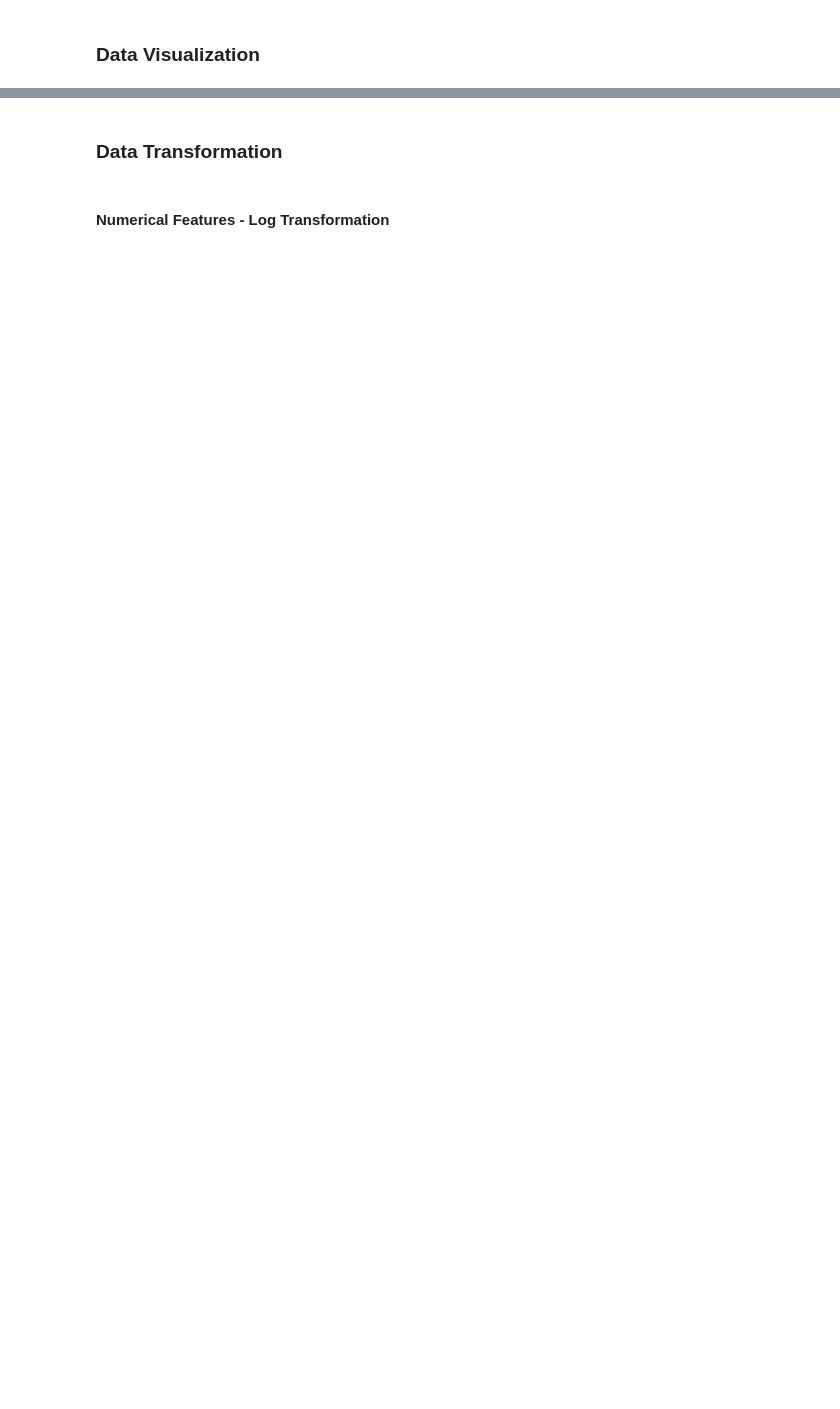
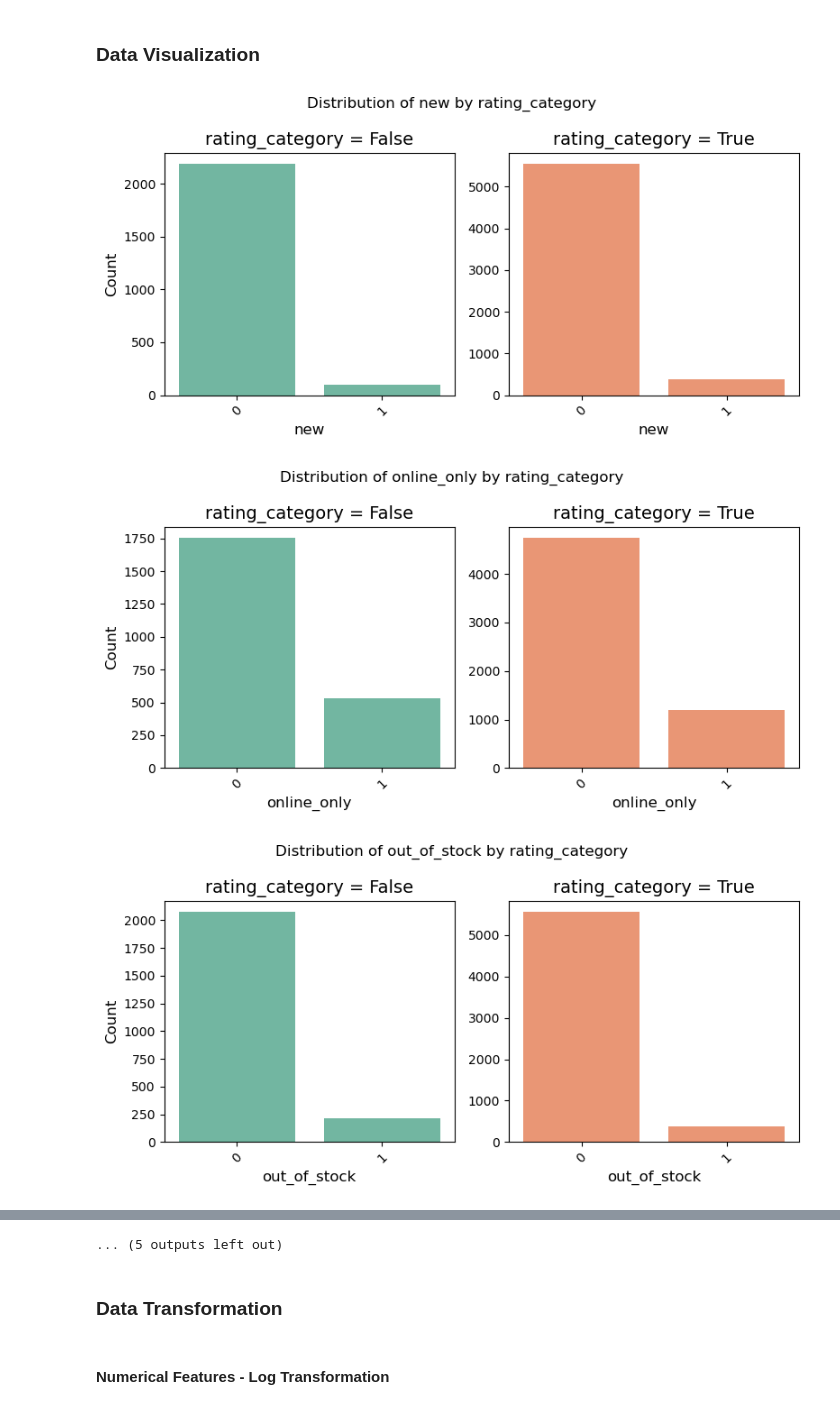
Before and after one commit to Geniusly-Stupid/Sephora-Data-Analysis-SI618, a Jupyter notebook: project_part3.ipynb, the cells around one changed output, grey strips where cells are left out. Drawn from its saved outputs; the diff is of its cells as text; code cells hidden in the pictures; blank space fills up the shorter version.

```diff
--- a/project_part3.ipynb
+++ b/project_part3.ipynb
@@ -162,4 +146,4 @@ Sephora_df = Sephora_df.drop(columns=drop_columns)
 # %%
 drop_columns2 = ['size', 'size_ml']
-Sephora_df = Sephora_df.drop(columns=drop_columns2)
+product_df = product_df.drop(columns=drop_columns2)
 # %%
@@ -169,0 +175,3 @@ Sephora_df.columns
+# %%
+product_df['rating_category'] = product_df['rating'].astype(float) > 4.0
+product_df.drop(columns=['rating'], inplace=True)
@@ -170,13 +185,12 @@ Sephora_df.columns
 # %% [markdown]
 ### Data Visualization
 # %%
-target_cols = ['review_rating']
-id_cols = ['author_id', 'product_id', 'brand_id']
+target_cols = ['rating']
+id_cols = ['product_id', 'brand_id']
 numerical_features = ['price_usd', 'child_count', 'child_max_price', 'child_min_price',
-                    'loves_count','price_per_ml', 'price_per_oz', 'product_rating',
+                    'loves_count','price_per_ml', 'price_per_oz',
                     'reviews', 'sale_price_usd', 'size_oz', 'value_price_usd']
-categorical_features = ['skin_tone', 'eye_color', 'skin_type', 'hair_color', 'new',
-                        'online_only', 'out_of_stock', 'sephora_exclusive',
+categorical_features = ['new', 'online_only', 'out_of_stock', 'sephora_exclusive',
                         'limited_edition']
 text_cols = ['product_name', 'variation_desc', 'variation_type', 'variation_value',
              'highlights', 'secondary_category', 'tertiary_category', 'ingredients',
@@ -210,13 +224,14 @@ def plot_categorical_distribution_by_target(df, column, target="Transported", pa
     """
     # Extract unique categories and sort them by their first letter
     categories = df[column].dropna().unique()
+    n = len(categories)
     sorted_categories = sorted(categories, key=lambda x: str(x)[0])
 
     target_values = df[target].unique()
     if isinstance(target_values[0], np.float64):
         target_values = sorted(target_values)
     colors = sns.color_palette(palette, n_colors=len(target_values))
-    fig, axes = plt.subplots(1, 5, figsize=(18, 4), sharey=False)  # 5 columns per row
+    fig, axes = plt.subplots(1, n, figsize=(3 * n + 2, 4), sharey=False)  # n columns per row
 
     for i, value in enumerate(target_values):
         sns.countplot(
@@ -253,9 +268,10 @@ def plot_numeric_distribution_by_target(df, column, target="Transported", bins=2
     None
     """
     target_values = df[target].unique()
+    n = len(target_values)
     if isinstance(target_values[0], np.float64):
         target_values = sorted(target_values)
-    fig, axes = plt.subplots(1, 5, figsize=(18, 4), sharey=False)  # 5 columns per row
+    fig, axes = plt.subplots(1, n, figsize=(3 * n + 2, 4), sharey=False)  # n columns per row
     colors = sns.color_palette(palette, n_colors=len(target_values))
     for i, value in enumerate(target_values):
         sns.histplot(
@@ -273,7 +289,7 @@ def plot_numeric_distribution_by_target(df, column, target="Transported", bins=2
     plt.tight_layout()
     plt.show()
 
-def plot_correlation_heatmap(df, target="Transported"):
+def plot_correlation_heatmap(df, target="rating_category"):
     """
     Plot a heatmap of correlations between numeric variables, with respect to the target variable.
 
@@ -291,7 +307,7 @@ def plot_correlation_heatmap(df, target="Transported"):
     plt.title("Correlation Heatmap of Numeric Features")
     plt.show()
 
-def visualize_sephora_data_by_target(df, categorical_features, numerical_features, target="Transported"):
+def visualize_sephora_data_by_target(df, categorical_features, numerical_features, target="rating_category"):
     """
     Visualize the dataset by target, with categorical and numeric distributions shown side by side.
 
@@ -314,4 +330,8 @@ def visualize_sephora_data_by_target(df, categorical_features, numerical_feature
     # Plot correlation heatmap
     plot_correlation_heatmap(df)
 # %%
-visualize_sephora_data_by_target(Sephora_df, categorical_features, numerical_features, target="review_rating")
+visualize_sephora_data_by_target(product_df, categorical_features, numerical_features, target="rating_category")
+# %% [output]
+[figure, added]
+[figure, added]
+[figure, added]
@@ -318,3 +347,4 @@ visualize_sephora_data_by_target(Sephora_df, categorical_features, numerical_fea
+... (5 outputs left out)
 # %% [markdown]
 ### Data Transformation
 # %% [markdown]
```
Also changed, not shown: parts of 29 cells of this notebook.
